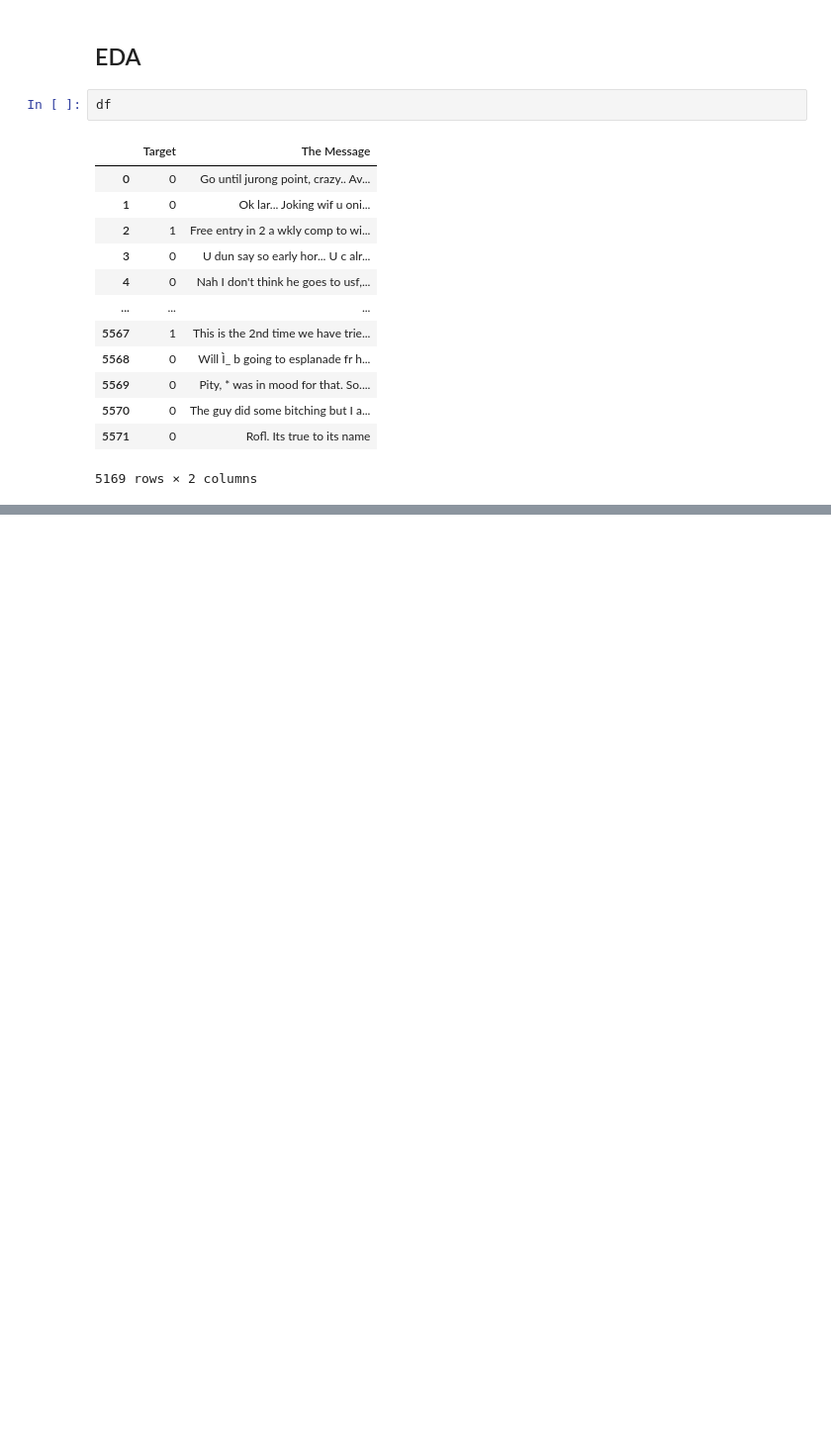
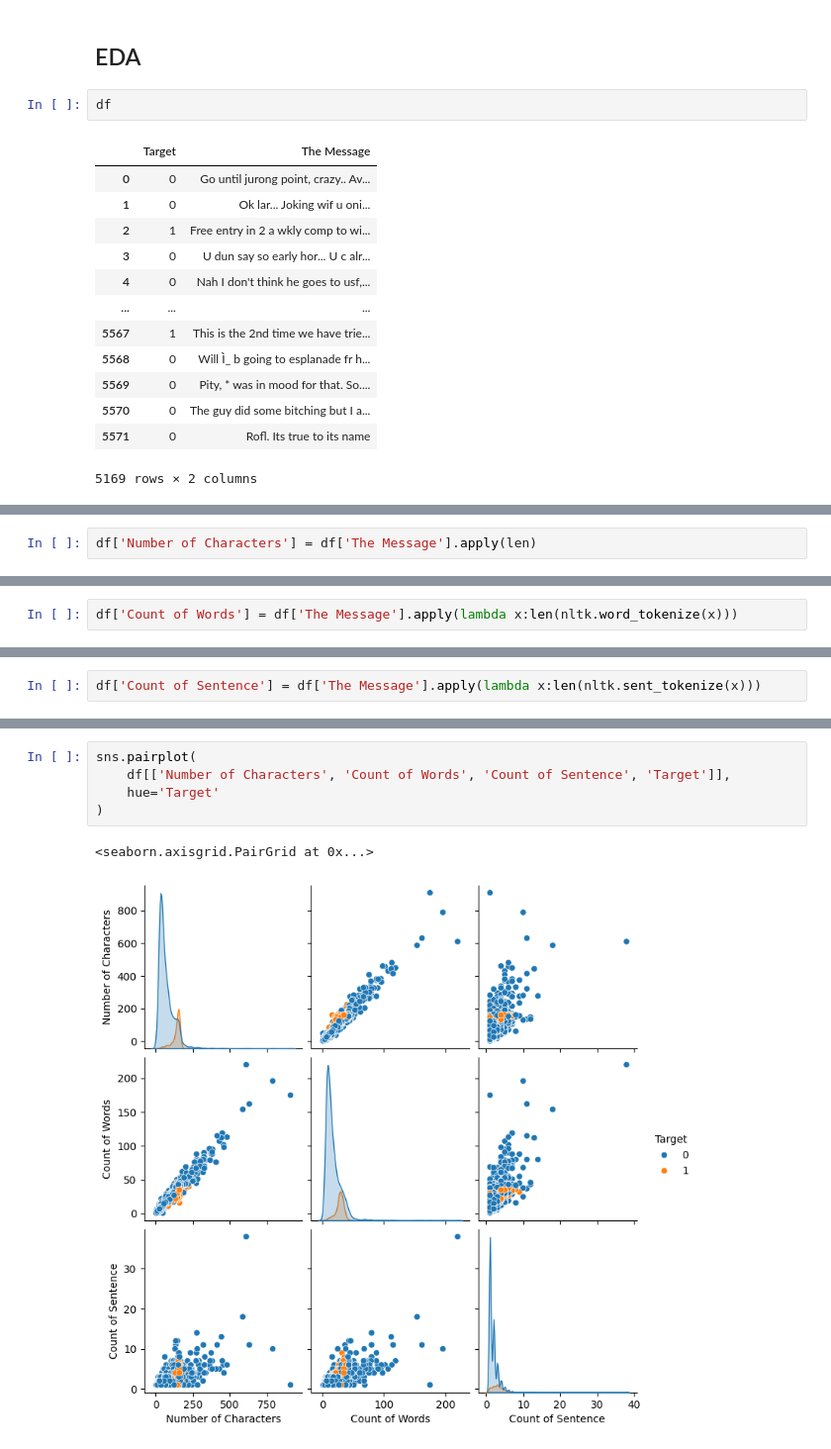
Before and after one commit to HarshGupta4511/ML-Projects, a Jupyter notebook: Spam_detection.ipynb, the cells around one changed output, grey strips where cells are left out. Shown at 99% size. Drawn from its saved outputs; the diff is of its cells as text; blank space fills up the shorter version.

```diff
--- a/Spam_detection.ipynb
+++ b/Spam_detection.ipynb
@@ -201,0 +230,2 @@ sns.scatterplot()
+# %%
+df['Number of Characters'] = df['The Message'].apply(len)
@@ -201,0 +238,2 @@ sns.scatterplot()
+# %%
+df['Count of Words'] = df['The Message'].apply(lambda x:len(nltk.word_tokenize(x)))
@@ -201,0 +262,2 @@ sns.scatterplot()
+# %%
+df['Count of Sentence'] = df['The Message'].apply(lambda x:len(nltk.sent_tokenize(x)))
@@ -201,0 +282,8 @@ sns.scatterplot()
+# %%
+sns.pairplot(
+    df[['Number of Characters', 'Count of Words', 'Count of Sentence', 'Target']],
+    hue='Target'
+)
+# %% [output]
+<seaborn.axisgrid.PairGrid at 0x...>
+[figure, added]
```
Also changed, not shown: parts of 58 cells of this notebook.
